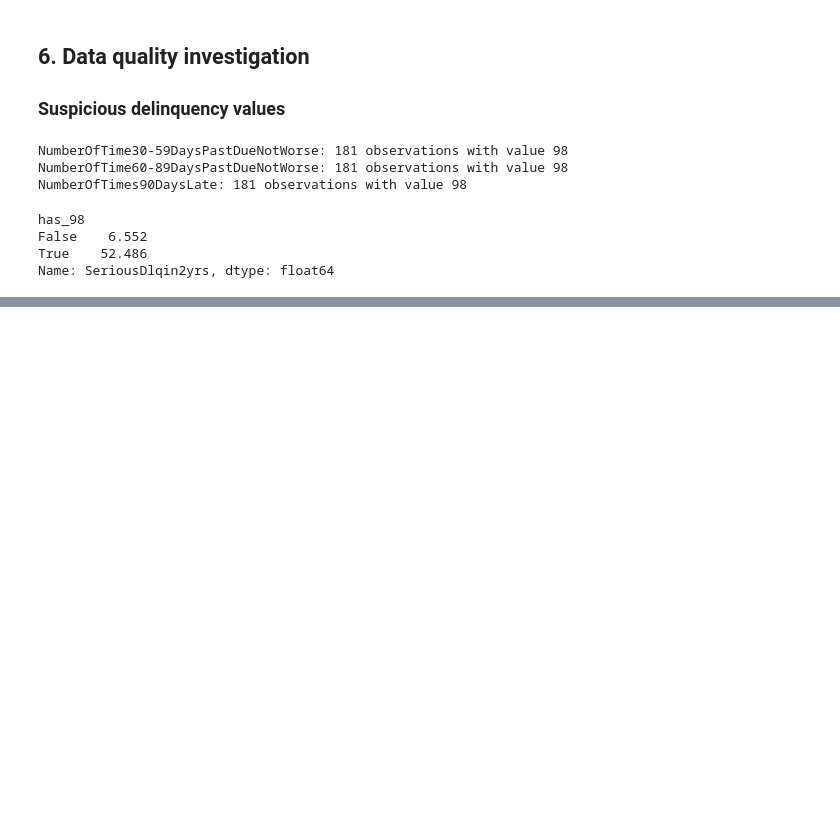
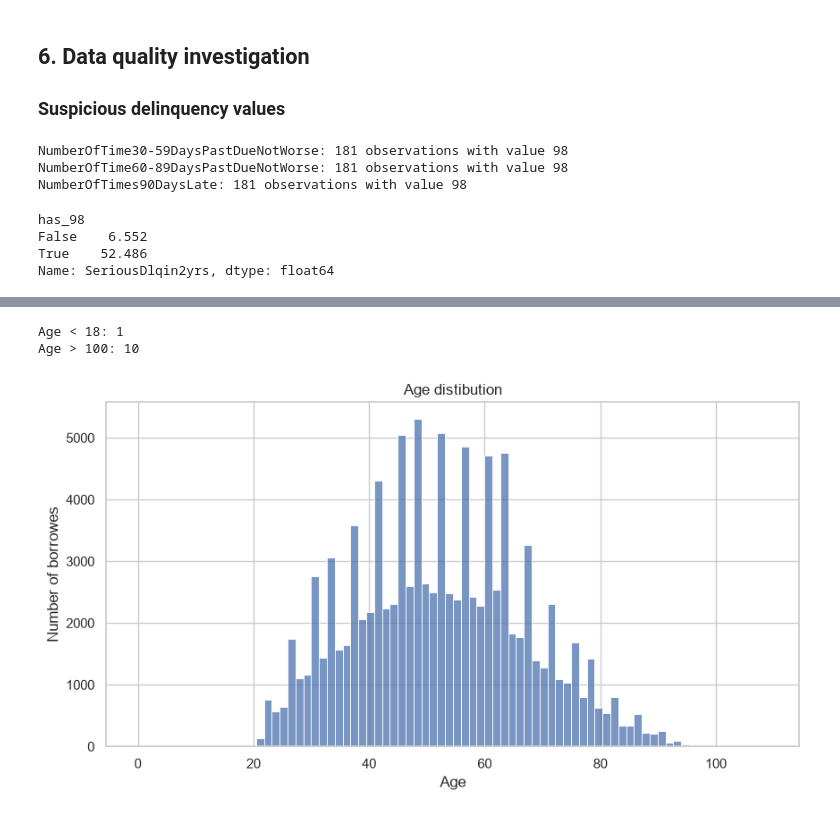
Before and after one commit to Randysman/credit_score, a Jupyter notebook: EDA.ipynb, the cells around one changed output, grey strips where cells are left out. Cells and saved outputs as stored; diff of their text form; code cells hidden in the pictures; blank space fills up the shorter version.

```diff
--- a/EDA.ipynb
+++ b/EDA.ipynb
@@ -316,0 +384,22 @@ plt.show()
+# %%
+print(f'Age < 18: {(df['age'] < 18).sum()}')
+print(f'Age > 100: {(df['age'] > 100).sum()}')
+# %% [output]
+Age < 18: 1
+Age > 100: 10
+# %%
+plt.figure(figsize=(10, 5))
+
+sns.histplot(
+    data=df,
+    x='age',
+    bins=80
+)
+
+plt.title('Age distibution')
+plt.xlabel('Age')
+plt.ylabel('Number of borrowes')
+
+plt.show()
+# %% [output]
+[figure, added]
```
Also changed, not shown: parts of 42 cells of this notebook.
